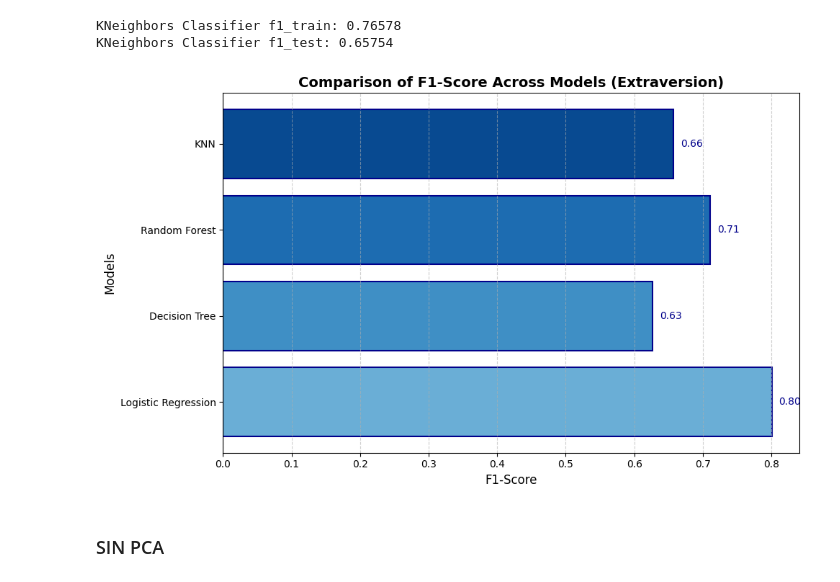
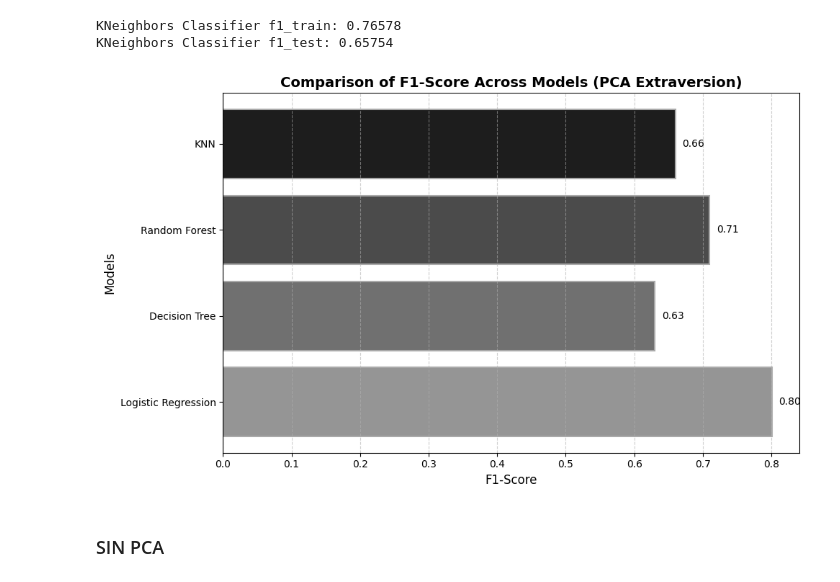
Before and after one commit to adrianpgal10/OCEAN_dataset, a Jupyter notebook: Kaggle.ipynb, the cells around one changed output. Saved outputs shown, nothing was run; the diff lists cells and outputs as text; code cells hidden in the pictures.

```diff
--- a/Kaggle.ipynb
+++ b/Kaggle.ipynb
@@ -610,41 +554,30 @@ Passing `palette` without assigning `hue` is deprecated and will be removed in v
   sns.countplot(data=dataset, x=column, palette="Blues")  # Cambia a una paleta más profesional
 [figure]
 # %%
-import seaborn as sns
-import matplotlib.pyplot as plt
-
-# Aseguramos que todas las columnas de los rasgos estén seleccionadas
 personality_questions = ["EXT1", "EXT2", "EXT3", "EXT4", "EXT5", "EXT6", "EXT7", "EXT8", "EXT9", "EXT10",
                       "EST1", "EST2", "EST3", "EST4", "EST5", "EST6", "EST7", "EST8", "EST9", "EST10",
                       "AGR1", "AGR2", "AGR3", "AGR4", "AGR5", "AGR6", "AGR7", "AGR8", "AGR9", "AGR10",
                       "CSN1", "CSN2", "CSN3", "CSN4", "CSN5", "CSN6", "CSN7", "CSN8", "CSN9", "CSN10",
                       "OPN1", "OPN2", "OPN3", "OPN4", "OPN5", "OPN6", "OPN7", "OPN8", "OPN9", "OPN10"]
 
-# Colores en el orden especificado (azul, verde, rojo, naranja, morado)
-custom_colors = ['#0000FF', '#00FF00', '#FF0000', '#FF7F00', '#800080']  # Azul, Verde, Rojo, Naranja, Morado
+custom_colors = ['#0000FF', '#008000', '#FF0000', '#FFA500', '#800080']  # Plateado, Verde, Rojo, Naranja, Morado
 
-# --- 2. Histogramas por bloques de preguntas ---
-plt.figure(figsize=(20, 15))  # Tamaño general de la figura
+
+plt.figure(figsize=(20, 15))
 
 for i, trait in enumerate(['EXT', 'EST', 'AGR', 'CSN', 'OPN'], 1):
-    # Filtrar preguntas para el rasgo actual
     questions = [q for q in personality_questions if q.startswith(trait)]
 
-    # Crear el histograma
     plt.subplot(3, 2, i)
     dataset[questions].stack().plot(kind='hist', bins=20, alpha=0.7, color=custom_colors[i % len(custom_colors)], edgecolor='black')
 
-    # Título del histograma
     plt.title(f'Histogram of Responses for {trait}', fontsize=14, fontweight='bold', loc='center', pad=10)
 
-    # Etiquetas de los ejes
     plt.xlabel('Response Value', fontsize=12)
     plt.ylabel('Frequency', fontsize=12)
 
-    # Cuadrícula para mejorar la legibilidad
     plt.grid(axis='y', linestyle='--', alpha=0.7)
 
-# Ajustar el diseño general
 plt.tight_layout()
 plt.show()
 # %% [output]
@@ -788,19 +710,18 @@ def calculate_f1_score(name, model, X_train, y_train, X_test, y_test):
     return f1_score2
 
 def f1_score_comparisonE(models, f1_scores):
-    # Crear una paleta de colores con diferentes tonalidades de azul
-    colors = plt.cm.Blues(np.linspace(0.5, 0.9, len(models)))
+    # Crear una paleta de colores con diferentes tonalidades de plateado
+    colors = plt.cm.Greys(np.linspace(0.5, 0.9, len(models)))
 
     plt.figure(figsize=(10, 6))
-    plt.barh(models, f1_scores, color=colors, edgecolor='darkblue', linewidth=1.5)  # Añadimos bordes
+    plt.barh(models, f1_scores, color=colors, edgecolor='darkgray', linewidth=1.5)  # Añadimos bordes
 
     plt.xlabel('F1-Score', fontsize=12)
     plt.ylabel('Models', fontsize=12)
     plt.title('Comparison of F1-Score Across Models (PCA Extraversion)', fontsize=14, weight='bold')
 
-    # Añadir los valores encima de las barras
     for i, v in enumerate(f1_scores):
-        plt.text(v + 0.01, i, f"{v:.2f}", va='center', fontsize=10, color='darkblue')
+        plt.text(v + 0.01, i, f"{v:.2f}", va='center', fontsize=10, color='black')  # Color negro o más oscuro para los números
 
     plt.grid(axis='x', linestyle='--', alpha=0.6)  # Añadir líneas de cuadrícula en el eje X
     plt.tight_layout()
@@ -843,12 +764,12 @@ KNeighbors Classifier f1_train: 0.76578
 KNeighbors Classifier f1_test: 0.65754
 # %%
 f1_scores.append(0.80072)
-f1_scores.append(f1)
-f1_scores.append(f1)
-f1_scores.append(f1)
+f1_scores.append(0.63)
+f1_scores.append(0.71)
+f1_scores.append(0.66)
 f1_score_comparisonE(models, f1_scores)
 # %% [output]
-[figure, old version]
+[figure, new version]
 # %% [markdown]
 ### SIN PCA
 # %%
```
Also changed, not shown: parts of 51 cells of this notebook.
